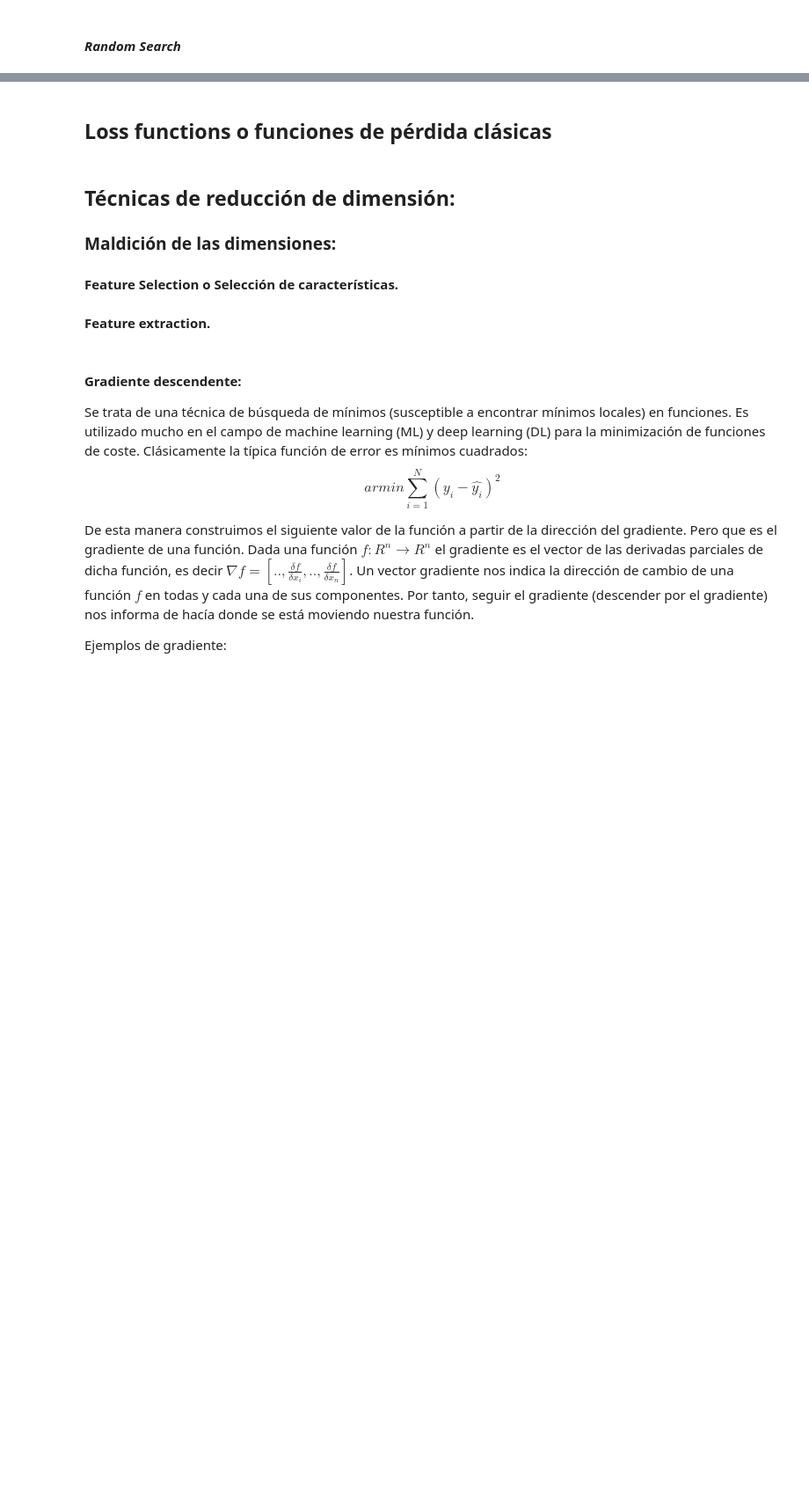
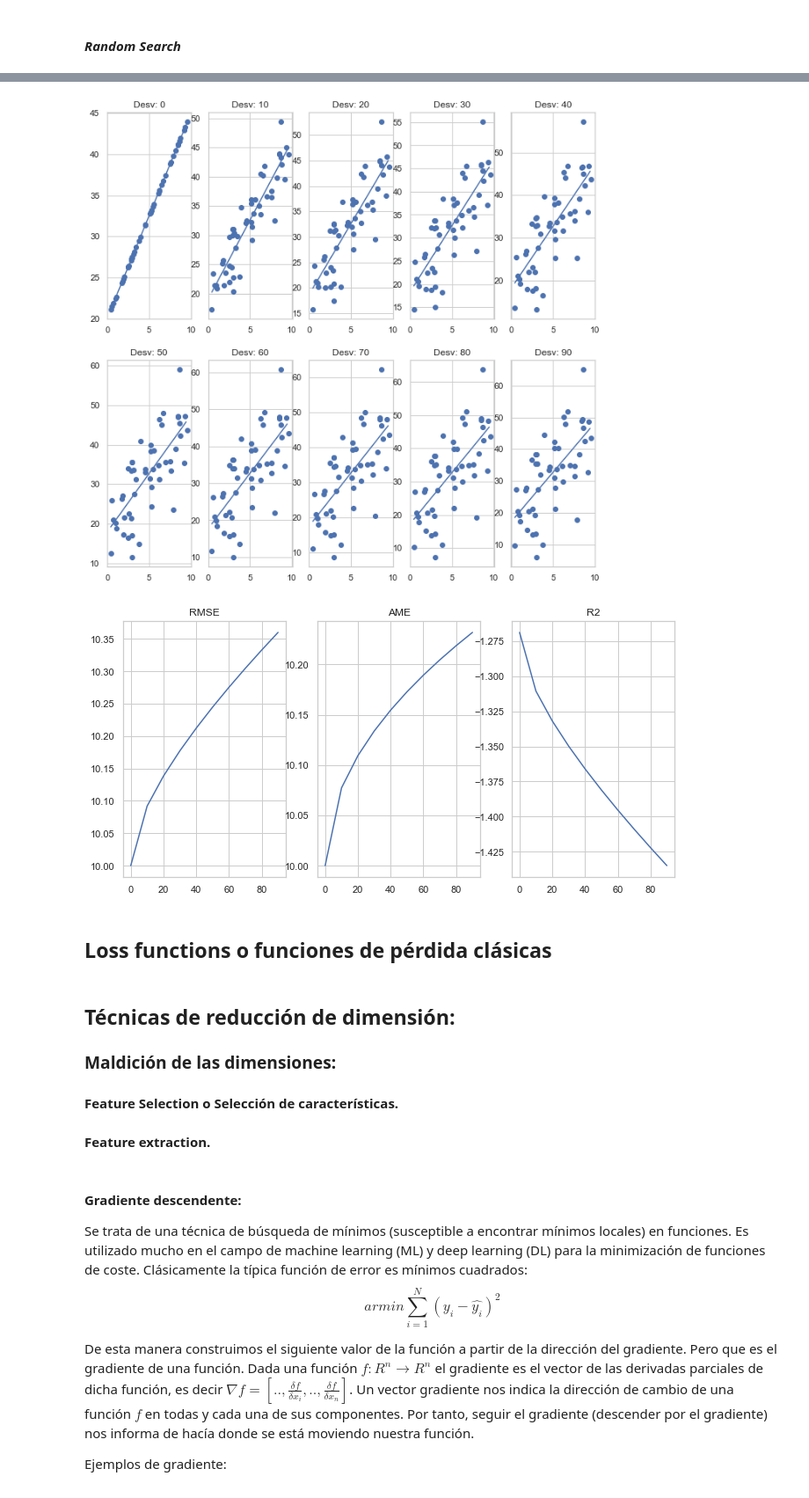
Before and after one commit to borjaf696/ml_cheat_sheet, a Jupyter notebook: ml_cheat_sheet.ipynb, the cells around one changed output, grey strips where cells are left out. Shown at 88% size. Drawn from its saved outputs; the diff is of its cells as text; code cells hidden in the pictures; blank space fills up the shorter version.

```diff
--- a/ml_cheat_sheet.ipynb
+++ b/ml_cheat_sheet.ipynb
@@ -408,3 +465,58 @@ En este caso buscaríamos maximizar este valor. Este se movería entorno al [0..
+# %%
+from sklearn.linear_model import LinearRegression
+import random
+import matplotlib.pyplot as plt
+import numpy as np
+
+slope = 2.5
+intercept = 10.
+x_margin = (0,10)
+
+def stats(y_obs, y_pred):
+    y_mean, y_mean_pred = np.mean(y_obs),np.mean(y_pred)
+    return {'rmse':np.sqrt(np.mean((y_obs-y_pred)**2)),'ame':np.mean(np.abs(y_obs - y_pred)),'r2':1 - np.sum((y_obs - y_pred)**2)/(np.sum((y_pred - y_mean_pred)**2)*np.sum((y_obs - y_mean)**2))}
+
+def get_data(n, mean, variance):
+    np.random.seed(654310)
+    x = []
+    y = []
+    normal_values = np.random.standard_normal(n)*np.sqrt(variance) + mean
+    x = np.random.uniform(0,10,n)
+    for i in range(0,n):
+        y.append(x[i]*slope + intercept + normal_values[i])
+    return x,y
+desv = np.arange(0,100,10)
+fig, axs = plt.subplots(2, 5,figsize=(10,10))
+stats_res = {'rmse':[],'ame':[],'r2':[]}
+for j,i in enumerate(desv):
+    ax = axs[int(j/5), j % 5]
+    ax.title.set_text('Desv: '+str(i))
+    x,y = get_data(50, 10,i)
+    ax.scatter(x,y)
+    X = np.array(x).reshape((-1,1))
+    Y= np.array(y)
+    model = LinearRegression().fit(X,Y)
+    coefs = model.intercept_, model.coef_[0]
+    x_plot = np.arange(np.min(X), np.max(X)).reshape((-1,1))
+    y_pred = model.predict(x_plot)
+    ax.plot(x_plot, y_pred)
+    test = np.arange(np.min(X),np.max(X),0.1)
+    y_pred = np.array([coefs[1] * i + coefs[0] for i in test])
+    y_real = np.array([i*slope + intercept for i in test])
+    stats_tmp = stats(y_real,y_pred)
+    stats_res['rmse'].append(stats_tmp['rmse'])
+    stats_res['ame'].append(stats_tmp['ame'])
+    stats_res['r2'].append(stats_tmp['r2'])
+fig, axs = plt.subplots(1,3,figsize= (10,5))
+axs[0].plot(desv,stats_res['rmse'])
+axs[0].title.set_text('RMSE')
+axs[1].plot(desv,stats_res['ame'])
+axs[1].title.set_text('AME')
+axs[2].plot(desv,stats_res['r2'])
+axs[2].title.set_text('R2')
+# %% [output]
+[figure, added]
+[figure, added]
 # %% [markdown]
 ## Loss functions o funciones de pérdida clásicas
 # %% [markdown]
```
Also changed, not shown: parts of 6 cells of this notebook.
